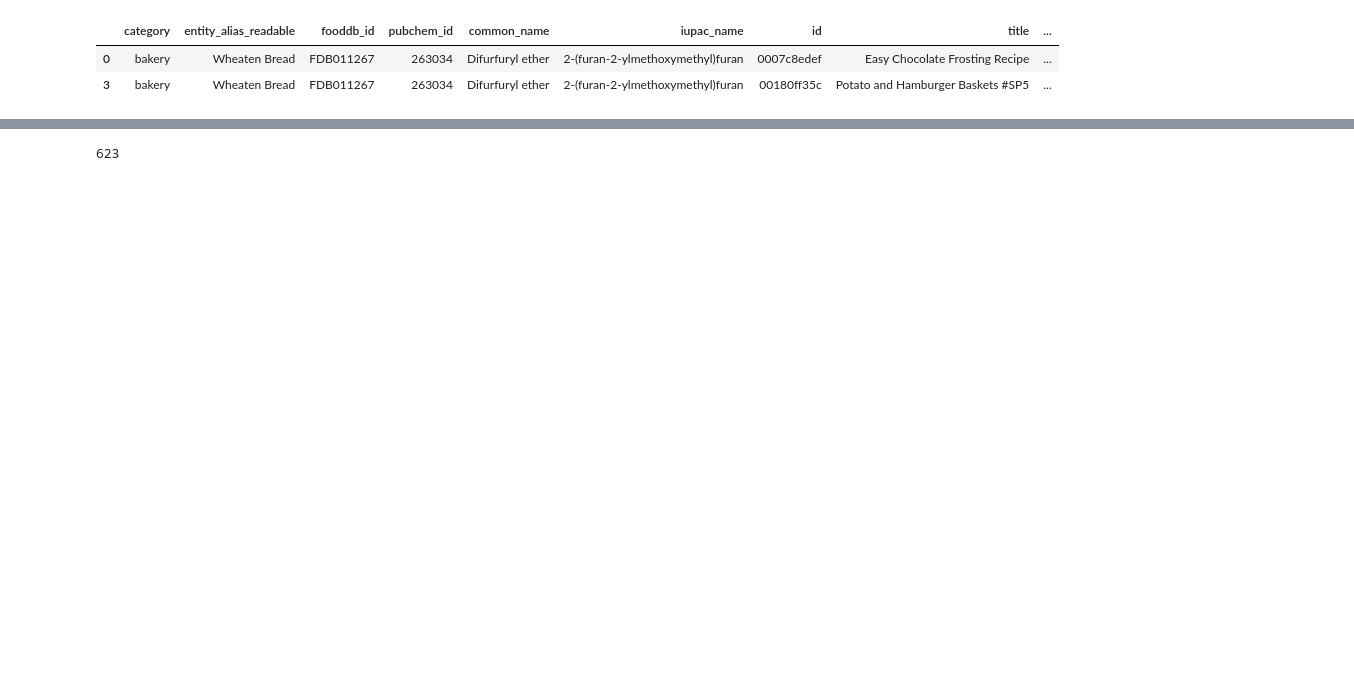
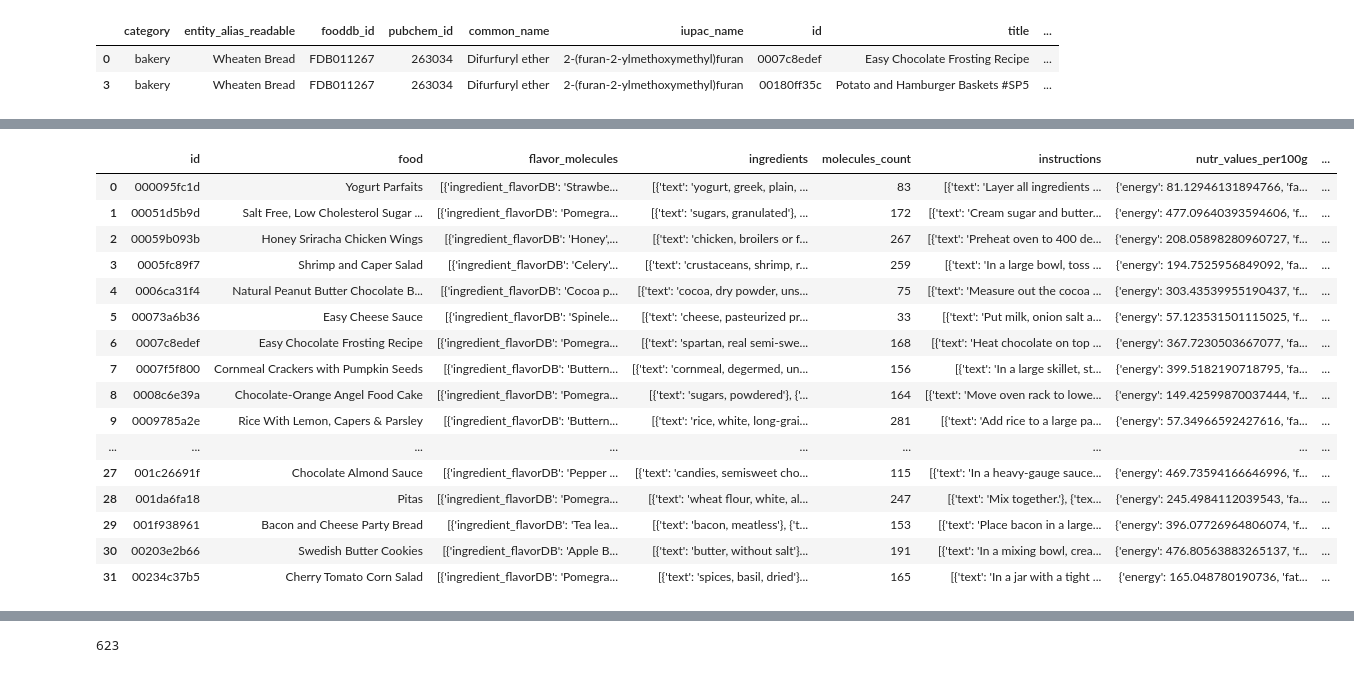
Before and after one commit to jhwaffles/cse6242-team58-project, a Jupyter notebook: data_prep/data_prep.ipynb, the cells around one changed output, grey strips where cells are left out. Saved outputs shown, nothing was run; the diff lists cells and outputs as text; code cells hidden in the pictures; blank space fills up the shorter version.

```diff
--- a/data_prep/data_prep.ipynb
+++ b/data_prep/data_prep.ipynb
@@ -99,6 +127,6 @@ merged_df.iloc[[0,3], :]
 | 3 | bakery | Wheaten Bread | FDB011267 | 263034 | Difurfuryl ether | 2-(furan-2-ylmethoxymethyl)furan | 00180ff35c | Potato and Hamburger Baskets #SP5 | ... |
 # %%
 ## reorder the cols
-merged_df = merged_df[["id", "title", "instructions","ingredient", "entity_alias_readable", "fooddb_id", "pubchem_id", "common_name", "iupac_name"]]
+merged_df = merged_df[["id", "title", "ingredient", "category", "entity_alias_readable", "fooddb_id", "pubchem_id", "common_name", "iupac_name"]]
 merged_df = merged_df.rename(columns = {"title": "food", "entity_alias_readable": "ingredient_flavorDB"})
-merged_df
+merged_df = merged_df.sort_values(by=["id"])
@@ -145,0 +168,5 @@ final_df = merged_df.merge(flatten_nutr, on="id", how="left").sort_values(by=["i
+# %%
+## make set of molecules for each food
+unique_molecules = merged_df[["id", "food", "ingredient_flavorDB", "fooddb_id", "pubchem_id", "common_name"]]
+unique_molecules = unique_molecules.drop_duplicates(subset=["id", "pubchem_id"])
+unique_molecules
@@ -145,0 +203,7 @@ final_df = merged_df.merge(flatten_nutr, on="id", how="left").sort_values(by=["i
+# %%
+## make tuples of molecule attributes
+columns = ["ingredient_flavorDB", "fooddb_id", "pubchem_id", "common_name"]
+unique_molecules["molecules"] = unique_molecules[columns].to_dict(orient="records")
+unique_molecules = unique_molecules[["id", "food", "molecules"]]
+unique_molecules = unique_molecules.groupby(["id", "food"], as_index=False).agg(flavor_molecules=("molecules", lambda x : list(x)))
+unique_molecules
@@ -145,0 +241,5 @@ final_df = merged_df.merge(flatten_nutr, on="id", how="left").sort_values(by=["i
+# %%
+## flatten flavor molecules into list for each food
+unique_molecules["molecules_count"] = unique_molecules.apply(lambda x : len(x['flavor_molecules']), axis=1)
+unique_molecules.iloc[0:5, :]
+unique_molecules.info()
@@ -146 +258,27 @@ final_df = merged_df.merge(flatten_nutr, on="id", how="left").sort_values(by=["i
+# %%
+## add attributes: fsa_lights_per100g, ingredients, nutr_values_per100g
+
+final_df = unique_molecules.merge(food_df[["id","instructions", "ingredients", "nutr_values_per100g", "fsa_lights_per100g"]], on="id", how="inner")
+# reorder column
+final_df = final_df[["id", "food", "flavor_molecules", "ingredients", "molecules_count", "instructions", "nutr_values_per100g", "fsa_lights_per100g"]]
+
+final_df
+# %% [output]
+|  | id | food | flavor_molecules | ingredients | molecules_count | instructions | nutr_values_per100g | ... |
+| 0 | 000095fc1d | Yogurt Parfaits | [{'ingredient_flavorDB': 'Strawbe... | [{'text': 'yogurt, greek, plain, ... | 83 | [{'text': 'Layer all ingredients ... | {'energy': 81.12946131894766, 'fa... | ... |
+| 1 | 00051d5b9d | Salt Free, Low Cholesterol Sugar ... | [{'ingredient_flavorDB': 'Pomegra... | [{'text': 'sugars, granulated'}, ... | 172 | [{'text': 'Cream sugar and butter... | {'energy': 477.09640393594606, 'f... | ... |
+| 2 | 00059b093b | Honey Sriracha Chicken Wings | [{'ingredient_flavorDB': 'Honey',... | [{'text': 'chicken, broilers or f... | 267 | [{'text': 'Preheat oven to 400 de... | {'energy': 208.05898280960727, 'f... | ... |
+| 3 | 0005fc89f7 | Shrimp and Caper Salad | [{'ingredient_flavorDB': 'Celery'... | [{'text': 'crustaceans, shrimp, r... | 259 | [{'text': 'In a large bowl, toss ... | {'energy': 194.7525956849092, 'fa... | ... |
+| 4 | 0006ca31f4 | Natural Peanut Butter Chocolate B... | [{'ingredient_flavorDB': 'Cocoa p... | [{'text': 'cocoa, dry powder, uns... | 75 | [{'text': 'Measure out the cocoa ... | {'energy': 303.43539955190437, 'f... | ... |
+| 5 | 00073a6b36 | Easy Cheese Sauce | [{'ingredient_flavorDB': 'Spinele... | [{'text': 'cheese, pasteurized pr... | 33 | [{'text': 'Put milk, onion salt a... | {'energy': 57.123531501115025, 'f... | ... |
+| 6 | 0007c8edef | Easy Chocolate Frosting Recipe | [{'ingredient_flavorDB': 'Pomegra... | [{'text': 'spartan, real semi-swe... | 168 | [{'text': 'Heat chocolate on top ... | {'energy': 367.7230503667077, 'fa... | ... |
+| 7 | 0007f5f800 | Cornmeal Crackers with Pumpkin Seeds | [{'ingredient_flavorDB': 'Buttern... | [{'text': 'cornmeal, degermed, un... | 156 | [{'text': 'In a large skillet, st... | {'energy': 399.5182190718795, 'fa... | ... |
+| 8 | 0008c6e39a | Chocolate-Orange Angel Food Cake | [{'ingredient_flavorDB': 'Pomegra... | [{'text': 'sugars, powdered'}, {'... | 164 | [{'text': 'Move oven rack to lowe... | {'energy': 149.42599870037444, 'f... | ... |
+| 9 | 0009785a2e | Rice With Lemon, Capers & Parsley | [{'ingredient_flavorDB': 'Buttern... | [{'text': 'rice, white, long-grai... | 281 | [{'text': 'Add rice to a large pa... | {'energy': 57.34966592427616, 'fa... | ... |
+| ... | ... | ... | ... | ... | ... | ... | ... | ... |
+| 27 | 001c26691f | Chocolate Almond Sauce | [{'ingredient_flavorDB': 'Pepper ... | [{'text': 'candies, semisweet cho... | 115 | [{'text': 'In a heavy-gauge sauce... | {'energy': 469.73594166646996, 'f... | ... |
+| 28 | 001da6fa18 | Pitas | [{'ingredient_flavorDB': 'Pomegra... | [{'text': 'wheat flour, white, al... | 247 | [{'text': 'Mix together.'}, {'tex... | {'energy': 245.4984112039543, 'fa... | ... |
+| 29 | 001f938961 | Bacon and Cheese Party Bread | [{'ingredient_flavorDB': 'Tea lea... | [{'text': 'bacon, meatless'}, {'t... | 153 | [{'text': 'Place bacon in a large... | {'energy': 396.07726964806074, 'f... | ... |
+| 30 | 00203e2b66 | Swedish Butter Cookies | [{'ingredient_flavorDB': 'Apple B... | [{'text': 'butter, without salt'}... | 191 | [{'text': 'In a mixing bowl, crea... | {'energy': 476.80563883265137, 'f... | ... |
+| 31 | 00234c37b5 | Cherry Tomato Corn Salad | [{'ingredient_flavorDB': 'Pomegra... | [{'text': 'spices, basil, dried'}... | 165 | [{'text': 'In a jar with a tight ... | {'energy': 165.048780190736, 'fat... | ... |
 # %%
```
Also changed, not shown: parts of 25 cells of this notebook, 1 other file.
